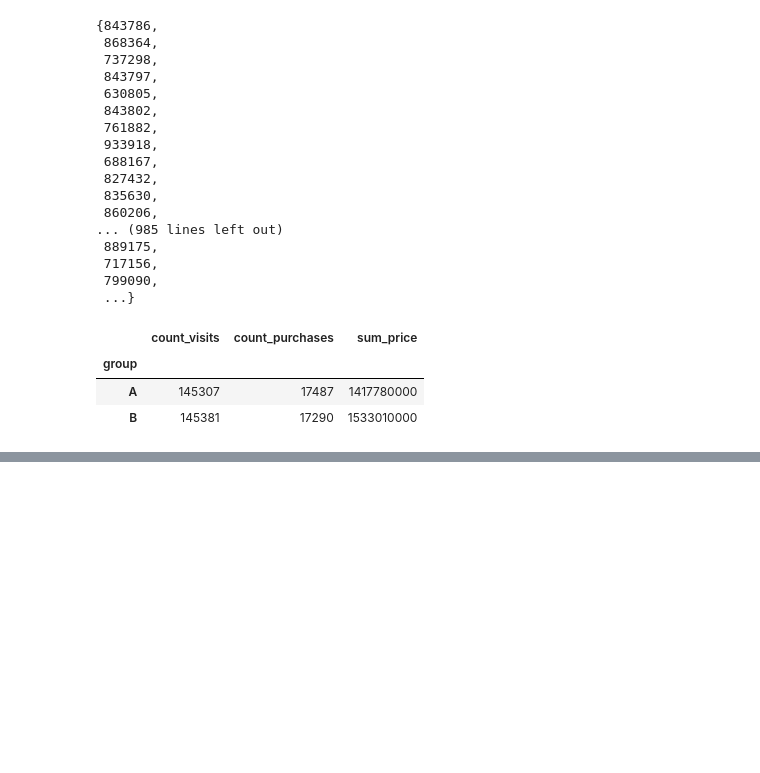
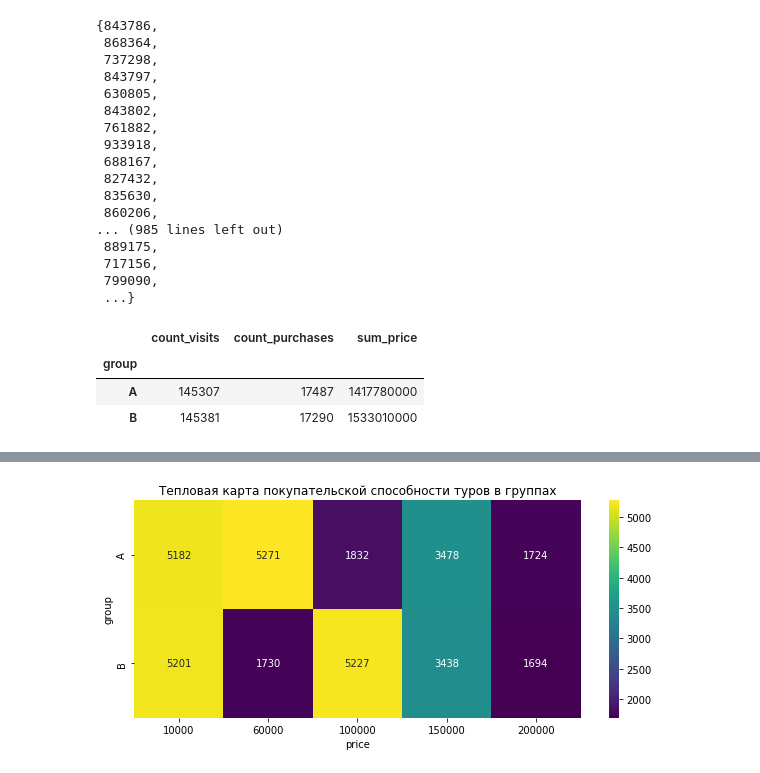
Before and after one commit to d3enjan/sf_data_science, a Jupyter notebook: skillfactory/EDA-5. A-B-тестирование/7. Закрепление знаний.ipynb, the cells around one changed output, grey strips where cells are left out. Drawn from its saved outputs; the diff is of its cells as text; code cells hidden in the pictures; blank space fills up the shorter version.

```diff
--- a/skillfactory/EDA-5. A-B-тестирование/7. Закрепление знаний.ipynb
+++ b/skillfactory/EDA-5. A-B-тестирование/7. Закрепление знаний.ipynb
@@ -117,0 +130,12 @@ a
+# %%
+pivot = updated_data[updated_data['price'] > 0].pivot_table(
+    index='group',
+    columns='price',
+    values='purchase',
+    aggfunc='sum'
+)
+fig = plt.figure(figsize=(10, 4))
+ax = sns.heatmap(pivot, fmt='.0f', annot=True, cmap='viridis');
+ax.set_title('Тепловая карта покупательской способности туров в группах');
+# %% [output]
+[figure, added]
```
Also changed, not shown: parts of 8 cells of this notebook, 1 other file.
